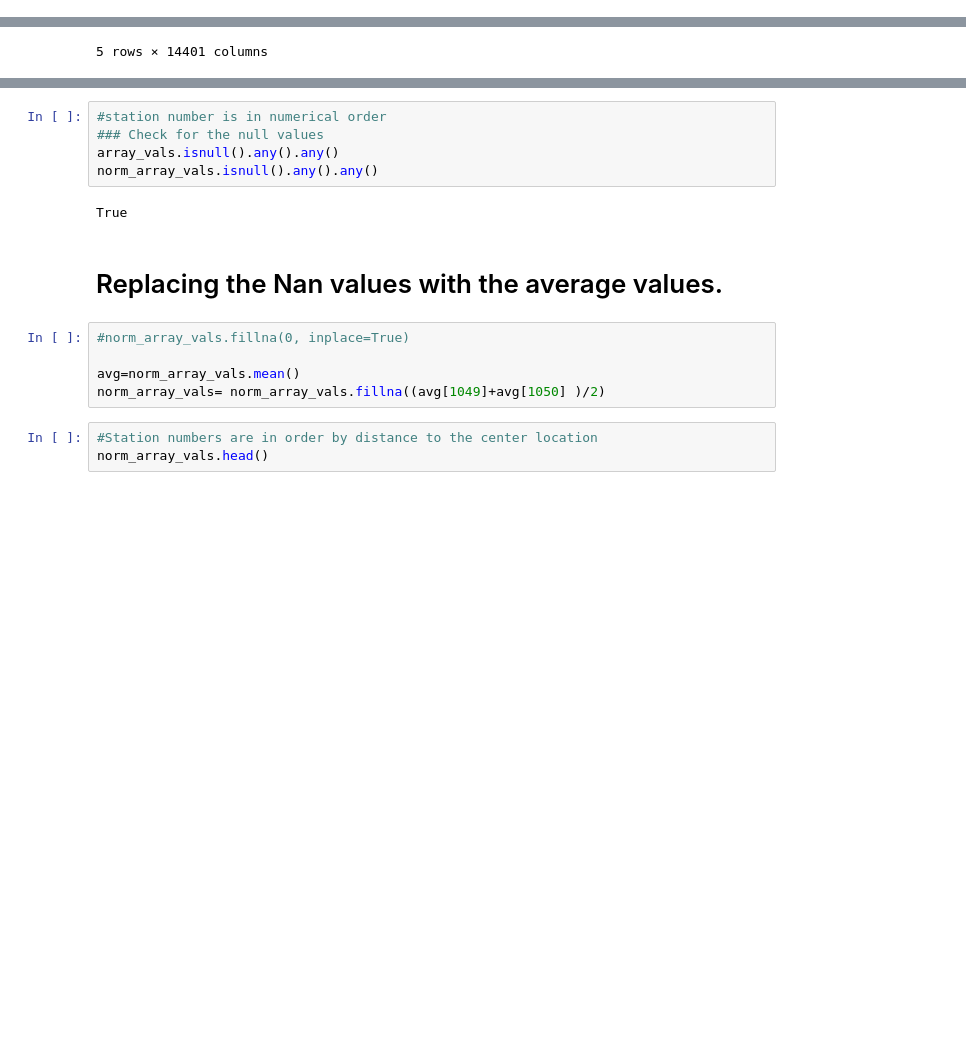
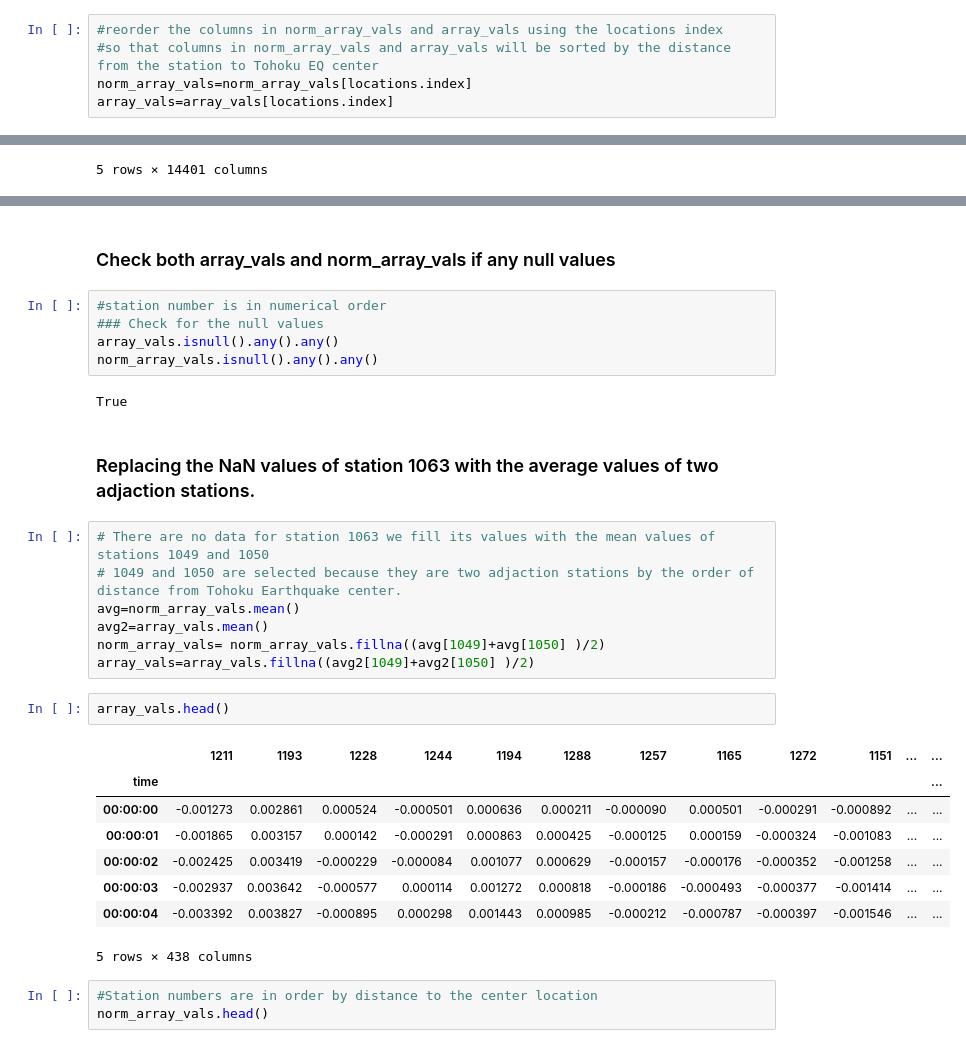
Before and after one commit to pratikshrivastava/DV_PROJECT_FALL2017, a Jupyter notebook: Comp_1_TohokuEQ.ipynb, the cells around one changed output, grey strips where cells are left out. Drawn from its saved outputs; the diff is of its cells as text; blank space fills up the shorter version.

```diff
--- a/Comp_1_TohokuEQ.ipynb
+++ b/Comp_1_TohokuEQ.ipynb
@@ -125,3 +113,8 @@ norm_array_vals=norm_array_vals[locations.index]
+# %%
+#reorder the columns in norm_array_vals and array_vals using the locations index
+#so that columns in norm_array_vals and array_vals will be sorted by the distance from the station to Tohoku EQ center
+norm_array_vals=norm_array_vals[locations.index]
+array_vals=array_vals[locations.index]
 # %%
 #checking how the tables look like now
 norm_array_vals.head()
@@ -139,3 +130,5 @@ norm_array_vals.transpose().head()
+# %% [markdown]
+### Check both array_vals and norm_array_vals if any null values
 # %%
 #station number is in numerical order
 ### Check for the null values
@@ -144,12 +137,25 @@ norm_array_vals.isnull().any().any()
 # %% [output]
 True
 # %% [markdown]
-# Replacing the Nan values with the average values.
+### Replacing the NaN values of station 1063 with the average values of two adjaction stations.
-# %%
-#norm_array_vals.fillna(0, inplace=True)
-
-avg=norm_array_vals.mean()
-norm_array_vals= norm_array_vals.fillna((avg[1049]+avg[1050] )/2)
+# %%
+# There are no data for station 1063 we fill its values with the mean values of stations 1049 and 1050
+# 1049 and 1050 are selected because they are two adjaction stations by the order of distance from Tohoku Earthquake center.
+avg=norm_array_vals.mean()
+avg2=array_vals.mean()
+norm_array_vals= norm_array_vals.fillna((avg[1049]+avg[1050] )/2)
+array_vals=array_vals.fillna((avg2[1049]+avg2[1050] )/2)
+# %%
+array_vals.head()
+# %% [output]
+|  | 1211 | 1193 | 1228 | 1244 | 1194 | 1288 | 1257 | 1165 | 1272 | 1151 | ... | ... |
+| time |  |  |  |  |  |  |  |  |  |  |  | ... |
+| 00:00:00 | -0.001273 | 0.002861 | 0.000524 | -0.000501 | 0.000636 | 0.000211 | -0.000090 | 0.000501 | -0.000291 | -0.000892 | ... | ... |
+| 00:00:01 | -0.001865 | 0.003157 | 0.000142 | -0.000291 | 0.000863 | 0.000425 | -0.000125 | 0.000159 | -0.000324 | -0.001083 | ... | ... |
+| 00:00:02 | -0.002425 | 0.003419 | -0.000229 | -0.000084 | 0.001077 | 0.000629 | -0.000157 | -0.000176 | -0.000352 | -0.001258 | ... | ... |
+| 00:00:03 | -0.002937 | 0.003642 | -0.000577 | 0.000114 | 0.001272 | 0.000818 | -0.000186 | -0.000493 | -0.000377 | -0.001414 | ... | ... |
+| 00:00:04 | -0.003392 | 0.003827 | -0.000895 | 0.000298 | 0.001443 | 0.000985 | -0.000212 | -0.000787 | -0.000397 | -0.001546 | ... | ... |
+5 rows × 438 columns
 # %%
 #Station numbers are in order by distance to the center location
 norm_array_vals.head()
```
Also changed, not shown: parts of 18 cells of this notebook.
